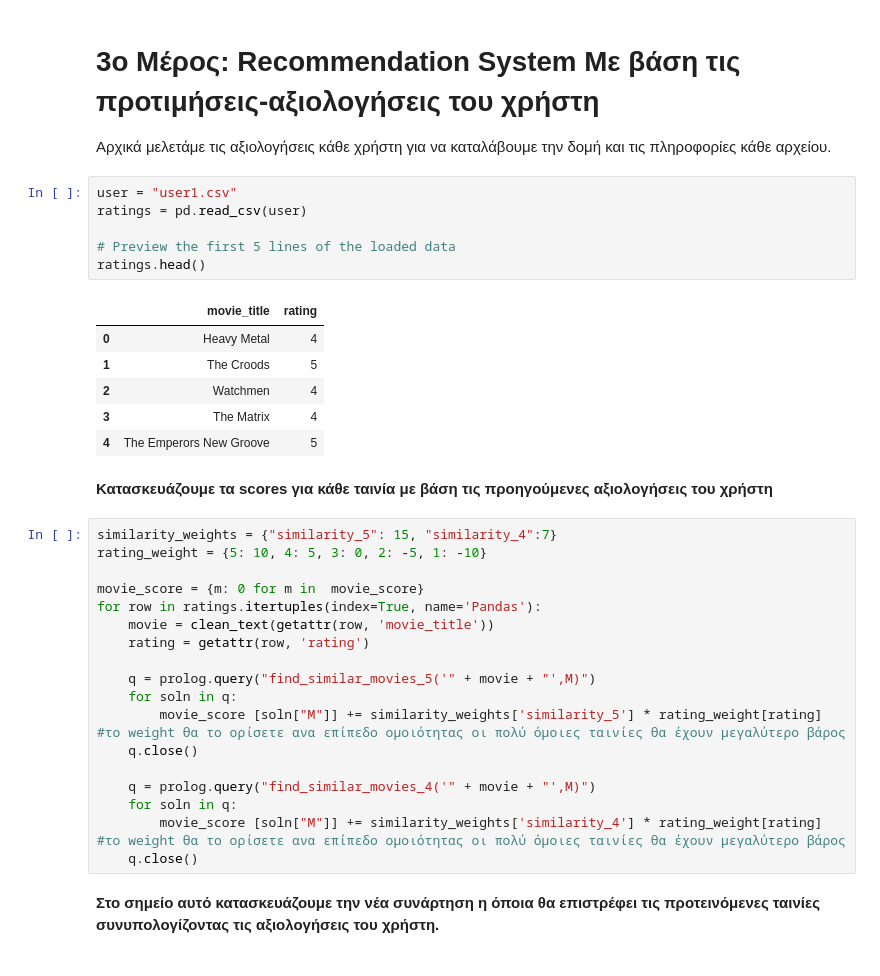
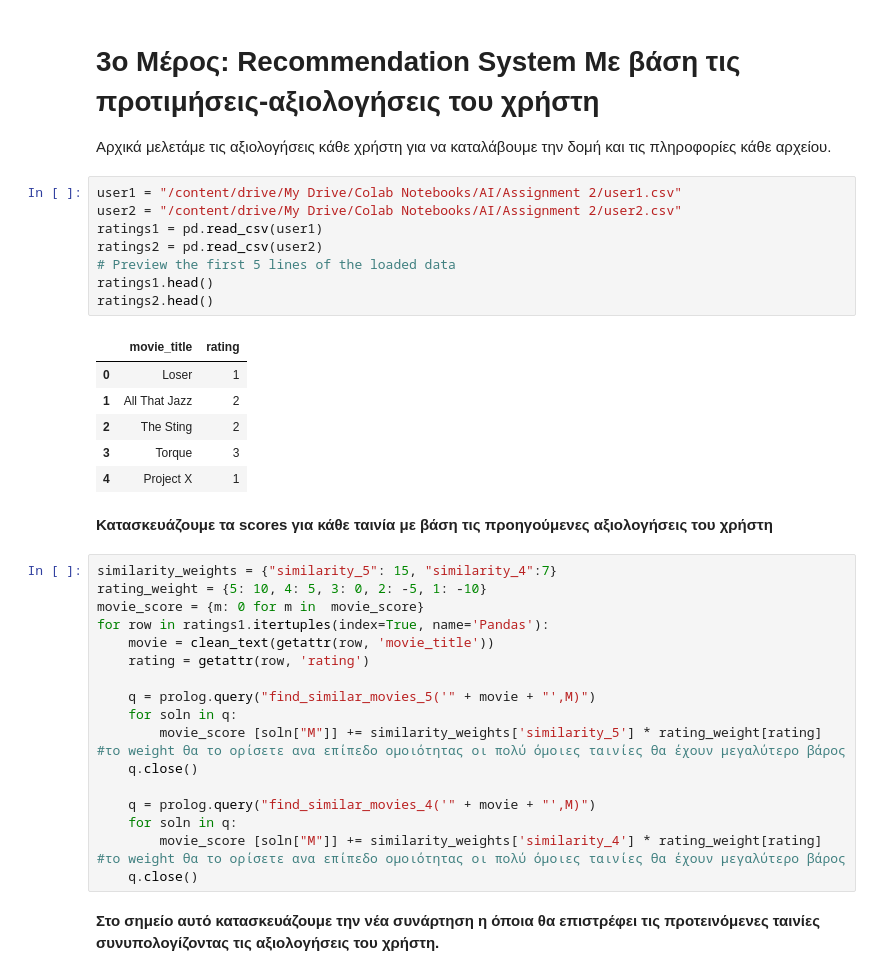
Before and after one commit to georgeaidinis/NTUA, a Jupyter notebook: AI/Assignment 2/AI_ex2.ipynb, the cells around one changed output. Saved outputs shown, nothing was run; the diff lists cells and outputs as text.

```diff
--- a/AI/Assignment 2/AI_ex2.ipynb
+++ b/AI/Assignment 2/AI_ex2.ipynb
@@ -318,27 +786,28 @@ def jaccard_similarity(list1, list2):
 # **3ο Μέρος: Recommendation System Με βάση τις προτιμήσεις-αξιολογήσεις του χρήστη**
 
 Αρχικά μελετάμε τις αξιολογήσεις κάθε χρήστη για να καταλάβουμε την δομή και τις πληροφορίες κάθε αρχείου.
-# %%
-user = "user1.csv"
-ratings = pd.read_csv(user)
-
-# Preview the first 5 lines of the loaded data
-ratings.head()
-# %% [output]
-|  | movie_title | rating |
-| 0 | Heavy Metal | 4 |
-| 1 | The Croods | 5 |
-| 2 | Watchmen | 4 |
-| 3 | The Matrix | 4 |
-| 4 | The Emperors New Groove | 5 |
+# %%
+user1 = "/content/drive/My Drive/Colab Notebooks/AI/Assignment 2/user1.csv"
+user2 = "/content/drive/My Drive/Colab Notebooks/AI/Assignment 2/user2.csv"
+ratings1 = pd.read_csv(user1)
+ratings2 = pd.read_csv(user2)
+# Preview the first 5 lines of the loaded data
+ratings1.head()
+ratings2.head()
+# %% [output]
+|  | movie_title | rating |
+| 0 | Loser | 1 |
+| 1 | All That Jazz | 2 |
+| 2 | The Sting | 2 |
+| 3 | Torque | 3 |
+| 4 | Project X | 1 |
 # %% [markdown]
 **Κατασκευάζουμε τα scores για κάθε ταινία με βάση τις προηγούμενες αξιολογήσεις του χρήστη**
 # %%
 similarity_weights = {"similarity_5": 15, "similarity_4":7}
 rating_weight = {5: 10, 4: 5, 3: 0, 2: -5, 1: -10}
-
 movie_score = {m: 0 for m in  movie_score}
-for row in ratings.itertuples(index=True, name='Pandas'):
+for row in ratings1.itertuples(index=True, name='Pandas'):
     movie = clean_text(getattr(row, 'movie_title'))
     rating = getattr(row, 'rating')
 
```
Also changed, not shown: parts of 29 cells of this notebook.
